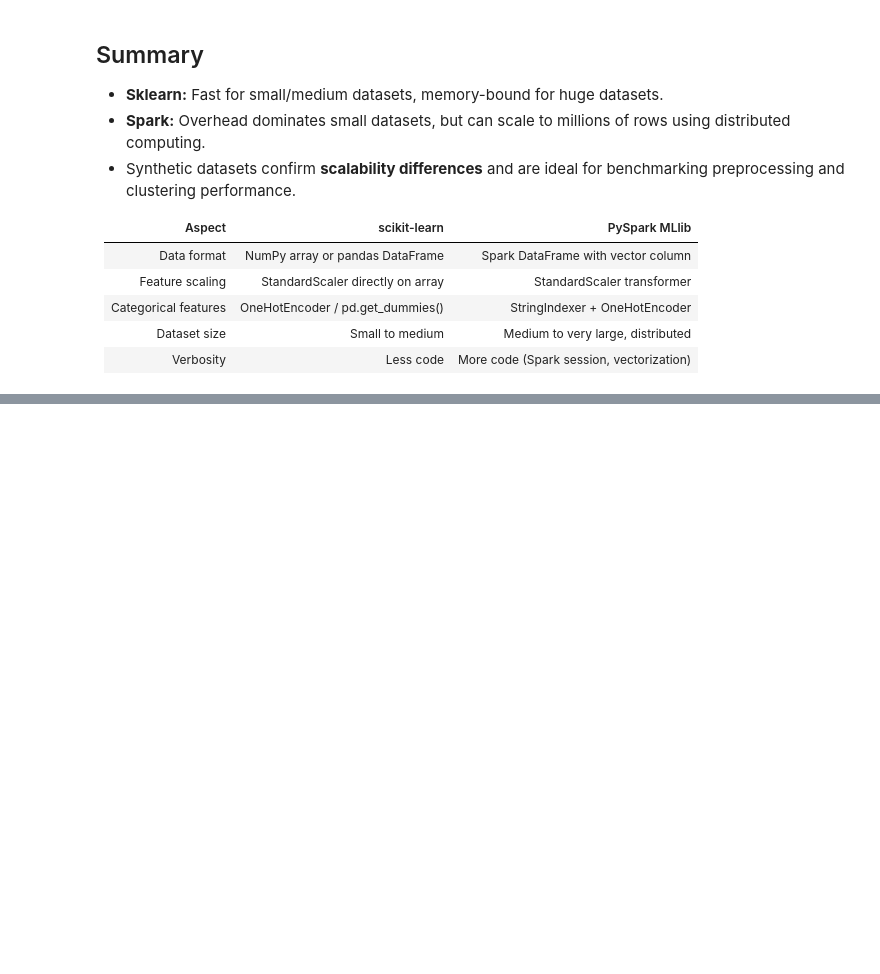
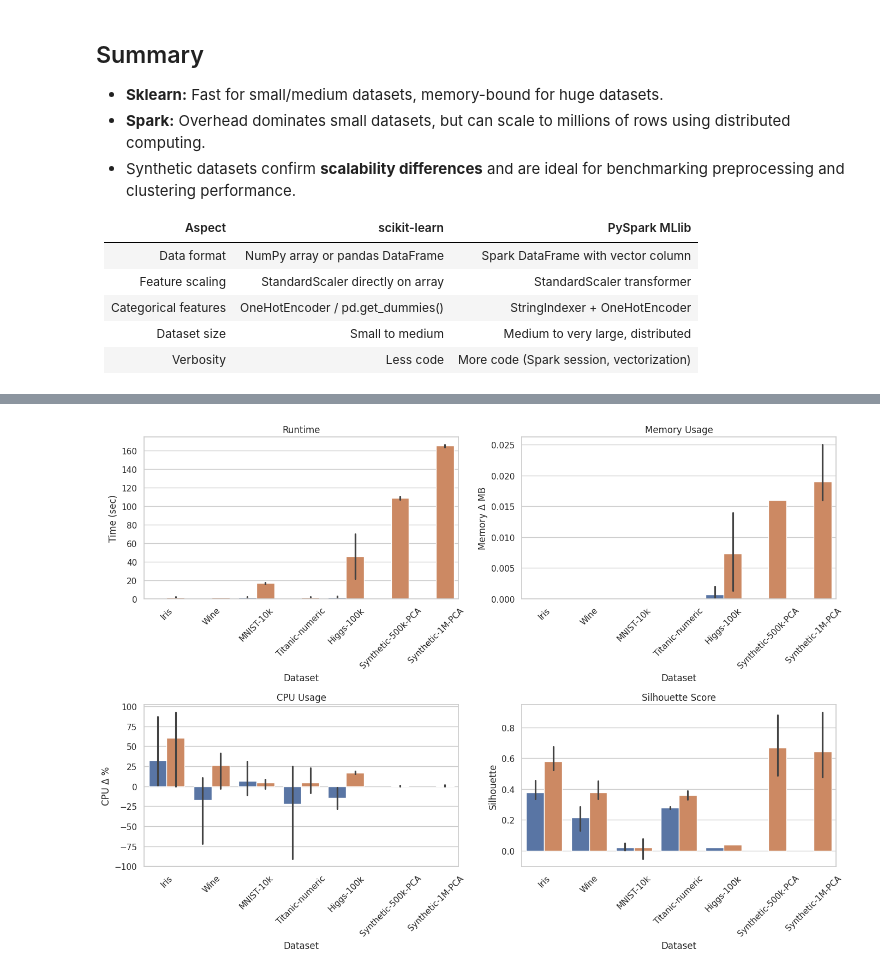
Before and after one commit to LudmilaAmriou/Big-Data-Clustering, a Jupyter notebook: notebooks/k-means.ipynb, the cells around one changed output, grey strips where cells are left out. Cells and saved outputs as stored; diff of their text form; code cells hidden in the pictures; blank space fills up the shorter version.

```diff
--- a/notebooks/k-means.ipynb
+++ b/notebooks/k-means.ipynb
@@ -524,0 +1029,23 @@ When generating or scaling very large datasets (e.g., 10M samples × 20+ feature
+# %%
+fig, axes = plt.subplots(2, 2, figsize=(14,10))
+
+sns.barplot(data=df_results, x="Dataset", y="Time (sec)", hue="Framework", ax=axes[0,0])
+axes[0,0].set_title("Runtime")
+
+sns.barplot(data=df_results, x="Dataset", y="Memory Δ MB", hue="Framework", ax=axes[0,1])
+axes[0,1].set_title("Memory Usage")
+
+sns.barplot(data=df_results, x="Dataset", y="CPU Δ %", hue="Framework", ax=axes[1,0])
+axes[1,0].set_title("CPU Usage")
+
+sns.barplot(data=df_results, x="Dataset", y="Silhouette", hue="Framework", ax=axes[1,1])
+axes[1,1].set_title("Silhouette Score")
+
+for ax in axes.flat:
+    ax.set_xticklabels(ax.get_xticklabels(), rotation=45)
+    ax.legend_.remove()  # optional: remove repeated legends
+
+plt.tight_layout()
+plt.show()
+# %% [output]
+[figure, added]
```
Also changed, not shown: parts of 33 cells of this notebook, 2 other files.
